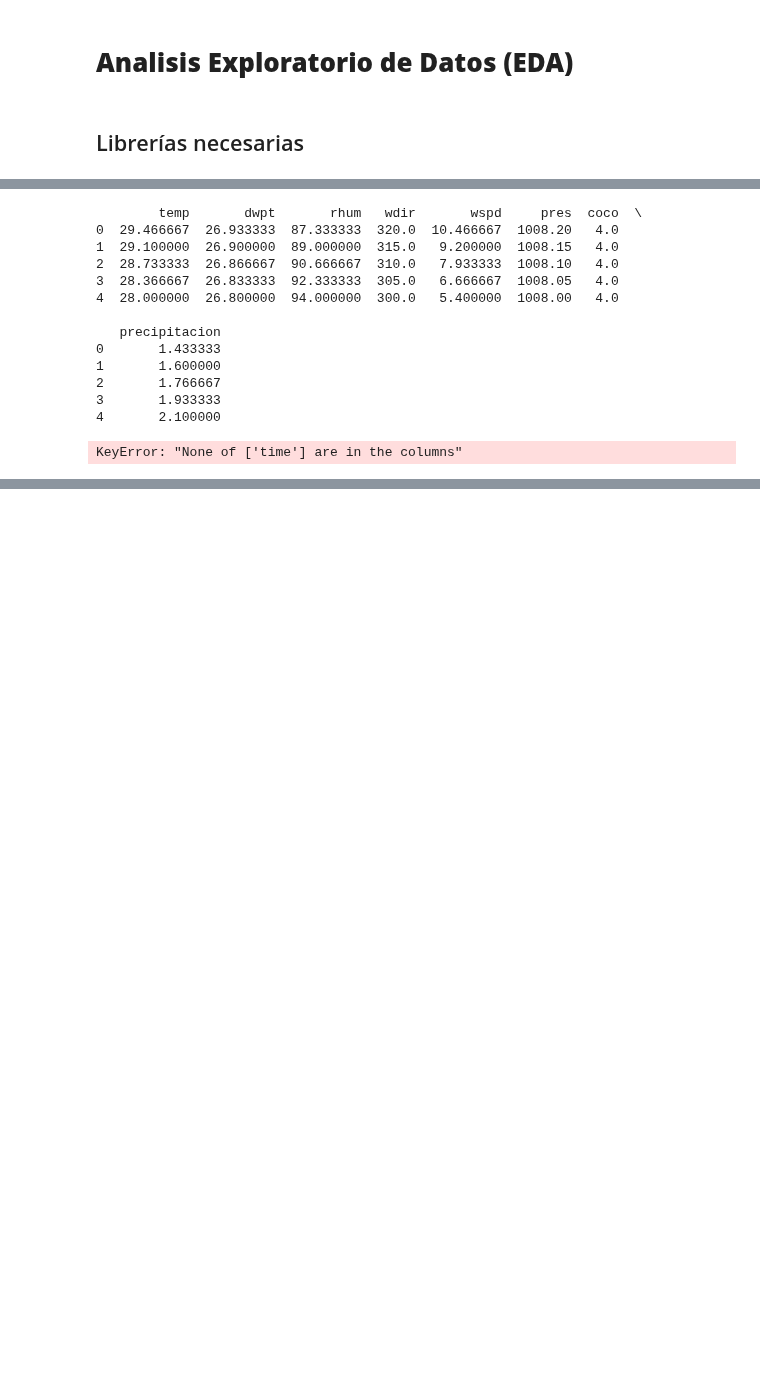
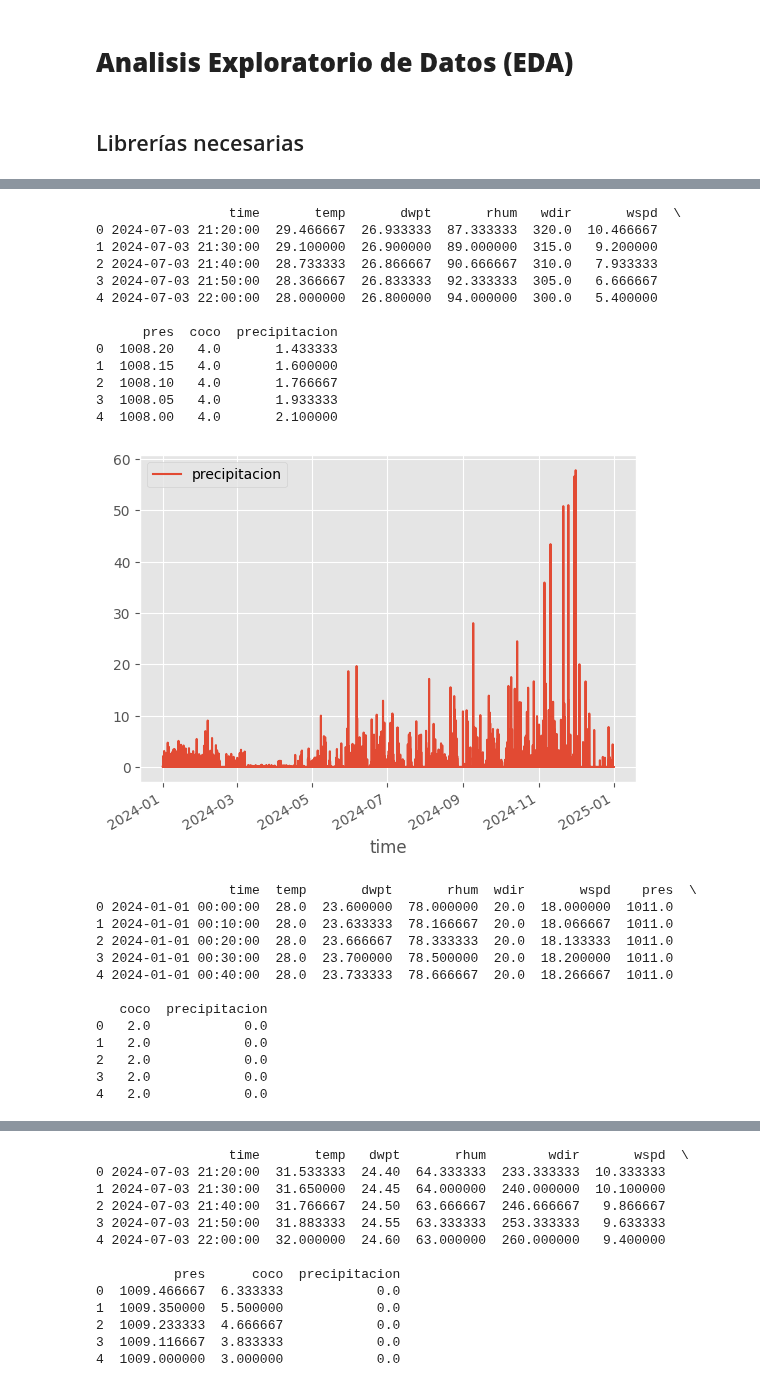
Before and after one commit to Jonkkeyler333/preciCol, a Jupyter notebook: notebooks/EDA.ipynb, the cells around one changed output, grey strips where cells are left out. Cells and saved outputs as stored; diff of their text form; code cells hidden in the pictures; blank space fills up the shorter version.

```diff
--- a/notebooks/EDA.ipynb
+++ b/notebooks/EDA.ipynb
@@ -17,29 +17,43 @@ Mounted at /content/drive
 # %%
 #@title grafico de prueba
+plt.style.use('ggplot')
 CITIES=['SOLEDAD','CARTAGENA DE INDIAS','VALLEDUPAR','BOGOTA D.C','NEIVA','RIOHACHA','PASTO','CÚCUTA','ARMENIA','SAN ANDRÉS']
 spark = SparkSession.builder.appName('EDA').getOrCreate()
 for city in CITIES:
   path=f'./drive/MyDrive/data_project/enriched/{city}'
   df_original=spark.read.parquet(path)
   df_pd=df_original.toPandas()
   print(df_pd.head())
   df_pd.set_index('time',inplace=True)
   df_pd.plot(y='precipitacion')
   plt.show()
   del df_pd
   del df_original
 # %% [output]
-        temp       dwpt       rhum   wdir       wspd     pres  coco  \
-0  29.466667  26.933333  87.333333  320.0  10.466667  1008.20   4.0
-1  29.100000  26.900000  89.000000  315.0   9.200000  1008.15   4.0
-2  28.733333  26.866667  90.666667  310.0   7.933333  1008.10   4.0
-3  28.366667  26.833333  92.333333  305.0   6.666667  1008.05   4.0
-4  28.000000  26.800000  94.000000  300.0   5.400000  1008.00   4.0
+                 time       temp       dwpt       rhum   wdir       wspd  \
+0 2024-07-03 21:20:00  29.466667  26.933333  87.333333  320.0  10.466667
+1 2024-07-03 21:30:00  29.100000  26.900000  89.000000  315.0   9.200000
+2 2024-07-03 21:40:00  28.733333  26.866667  90.666667  310.0   7.933333
+3 2024-07-03 21:50:00  28.366667  26.833333  92.333333  305.0   6.666667
+4 2024-07-03 22:00:00  28.000000  26.800000  94.000000  300.0   5.400000
 
-   precipitacion
-0       1.433333
-1       1.600000
-2       1.766667
-3       1.933333
-4       2.100000
+      pres  coco  precipitacion
+0  1008.20   4.0       1.433333
+1  1008.15   4.0       1.600000
+2  1008.10   4.0       1.766667
+3  1008.05   4.0       1.933333
+4  1008.00   4.0       2.100000
+[figure, added]
-KeyError: "None of ['time'] are in the columns"
+                 time  temp       dwpt       rhum  wdir       wspd    pres  \
+0 2024-01-01 00:00:00  28.0  23.600000  78.000000  20.0  18.000000  1011.0
+1 2024-01-01 00:10:00  28.0  23.633333  78.166667  20.0  18.066667  1011.0
+2 2024-01-01 00:20:00  28.0  23.666667  78.333333  20.0  18.133333  1011.0
+3 2024-01-01 00:30:00  28.0  23.700000  78.500000  20.0  18.200000  1011.0
+4 2024-01-01 00:40:00  28.0  23.733333  78.666667  20.0  18.266667  1011.0
+
+   coco  precipitacion
+0   2.0            0.0
+1   2.0            0.0
+2   2.0            0.0
+3   2.0            0.0
+4   2.0            0.0
@@ -45,0 +61,13 @@ KeyError: "None of ['time'] are in the columns"
+                 time       temp   dwpt       rhum        wdir       wspd  \
+0 2024-07-03 21:20:00  31.533333  24.40  64.333333  233.333333  10.333333
+1 2024-07-03 21:30:00  31.650000  24.45  64.000000  240.000000  10.100000
+2 2024-07-03 21:40:00  31.766667  24.50  63.666667  246.666667   9.866667
+3 2024-07-03 21:50:00  31.883333  24.55  63.333333  253.333333   9.633333
+4 2024-07-03 22:00:00  32.000000  24.60  63.000000  260.000000   9.400000
+
+          pres      coco  precipitacion
+0  1009.466667  6.333333            0.0
+1  1009.350000  5.500000            0.0
+2  1009.233333  4.666667            0.0
+3  1009.116667  3.833333            0.0
+4  1009.000000  3.000000            0.0
```
Also changed, not shown: parts of 2 cells of this notebook.
